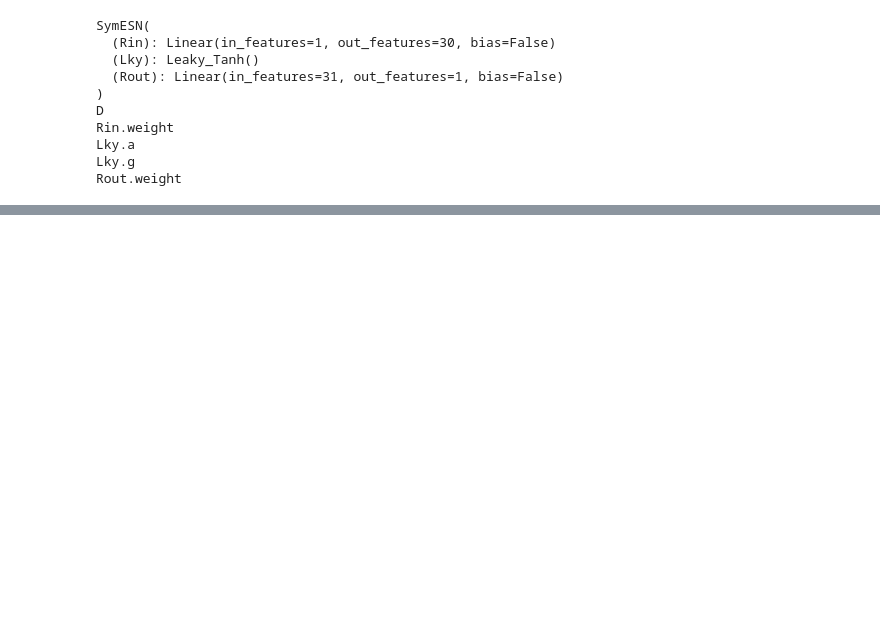
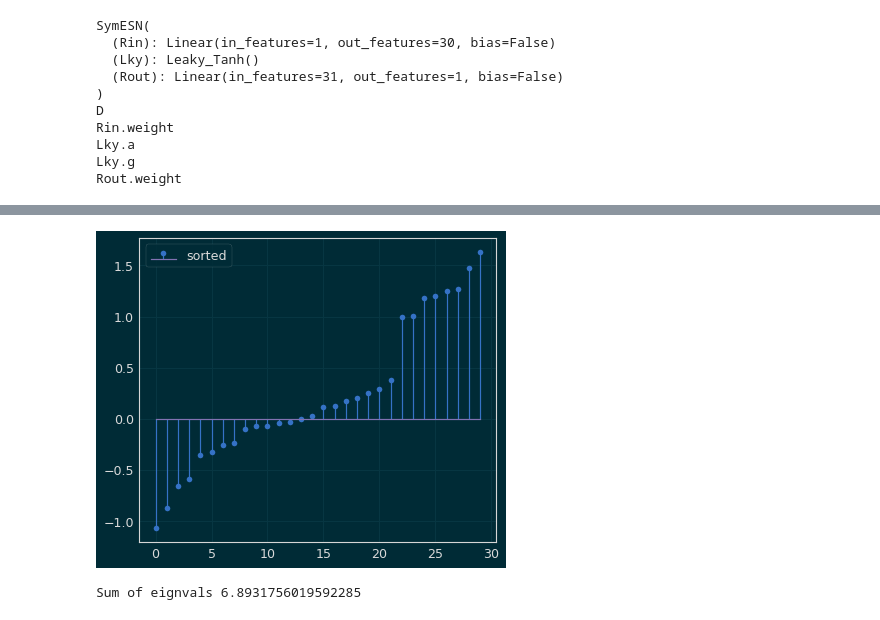
Before and after one commit to BrianWhiteaker/exESN, a Jupyter notebook: AD3_GPU.ipynb, the cells around one changed output, grey strips where cells are left out. Cells and saved outputs as stored; diff of their text form; code cells hidden in the pictures; blank space fills up the shorter version.

```diff
--- a/AD3_GPU.ipynb
+++ b/AD3_GPU.ipynb
@@ -370,12 +439,15 @@ state    {0: {'step': 698500, 'exp_avg': tensor([-1.7733e-03,  9.4955e-04,  5.10
 param_groups     [{'lr': 0.001, 'betas': (0.9, 0.999), 'eps': 1e-08, 'weight_decay': 0, 'amsgrad': False, 'params': [0, 1, 2, 3, 4]}]
 # %%
 eigenvalues = esn_dict['model']['D'].cpu().numpy()
-eigsorted = np.argsort(np.abs(eigenvalues))
-plt.stem(np.abs(eigenvalues[eigsorted]), label='sorted')
+eigsorted = np.argsort(eigenvalues)
+plt.stem(eigenvalues[eigsorted], label='sorted')
 plt.legend()
 plt.show()
 
 print(f'Sum of eignvals {np.sum(eigenvalues)}')
+# %% [output]
+[figure, added]
+Sum of eignvals 6.8931756019592285
 # %%
 Alphas = esn_dict['model']['Lky.a'].detach().cpu().numpy()
 plt.stem(np.squeeze(Alphas), label='alpha')
```
Also changed, not shown: parts of 18 cells of this notebook, 1 other file.
